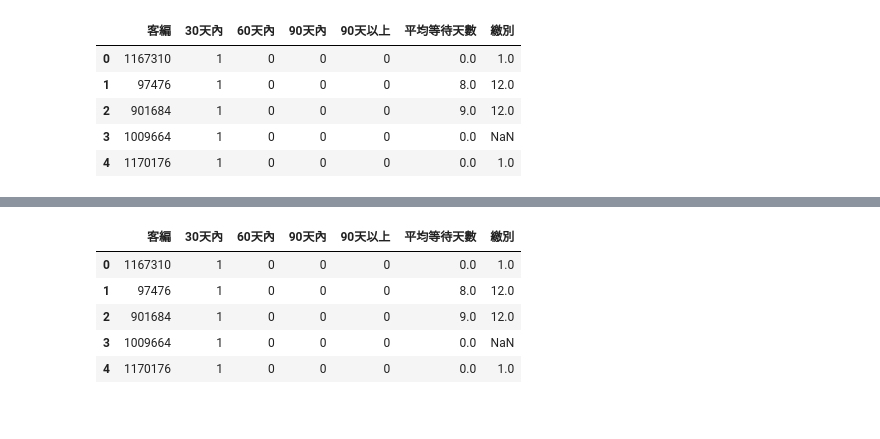
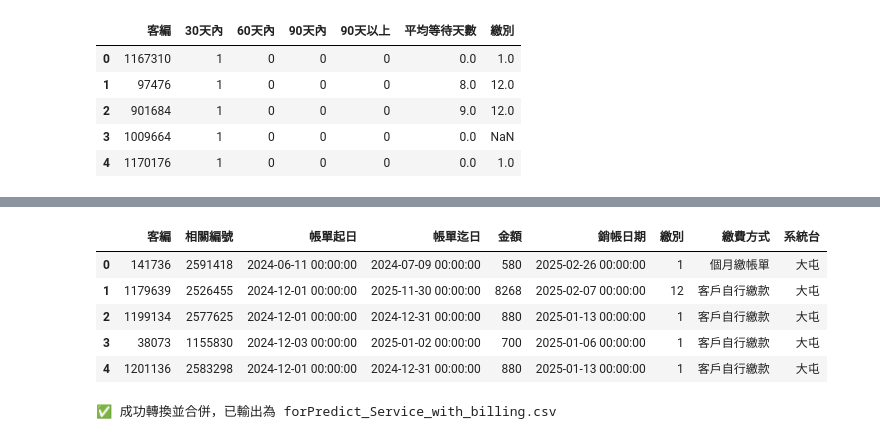
Before and after one commit to Kevinlo937/cord-cutting-predicated, a Jupyter notebook: topMSO_predict.ipynb, the cells around one changed output, grey strips where cells are left out. Cells and saved outputs as stored; diff of their text form; code cells hidden in the pictures.

Commit message:
Prediction Output and Model Files

```diff
--- a/topMSO_predict.ipynb
+++ b/topMSO_predict.ipynb
@@ -308,3 +371,5 @@ ds_doService_combo.head()
 | 4 | 1170176 | 1 | 0 | 0 | 0 | 0.0 | 1.0 |
 # %%
 ds_doService_combo.to_csv('ds_test_大屯2025Q1.csv', index=False, sep='^')
+# %%
+ds_bill = pd.read_csv('bill_2025q1_T.csv', sep='^', encoding='big5')
@@ -312,0 +380,7 @@ X_test = pd.read_csv('/content/ds_test_大屯2025Q1.csv', sep='^')
+# %%
+
+# 重新命名 ds_bill 欄位名稱
+ds_bill.columns = [
+    '客編', '相關編號', '帳單起日', '帳單迄日', '金額', '銷帳日期', '繳別', '繳費方式', '系統台'
+]
+ds_bill.head()
@@ -313,9 +413,65 @@ X_test = pd.read_csv('/content/ds_test_大屯2025Q1.csv', sep='^')
+# %%
+def tw_to_24h(dt_str):
+    if pd.isna(dt_str):
+        return pd.NaT
+    # 先將"上午"換成"AM"，"下午"換成"PM"
+    dt_str = str(dt_str).replace('上午', 'AM').replace('下午', 'PM')
+    try:
+        dt = pd.to_datetime(dt_str, format='%Y/%m/%d %p %I:%M:%S', errors='coerce')
+        # 轉成24小時制字串
+        return dt.strftime('%Y-%m-%d %H:%M:%S') if not pd.isna(dt) else None
+    except Exception:
+        return None
+
+for col in ['帳單起日', '帳單迄日', '銷帳日期']:
+    ds_bill[col] = ds_bill[col].apply(tw_to_24h)
 # %%
-X_test.head()
+ds_bill.head()
 # %% [output]
-|  | 客編 | 30天內 | 60天內 | 90天內 | 90天以上 | 平均等待天數 | 繳別 |
-| 0 | 1167310 | 1 | 0 | 0 | 0 | 0.0 | 1.0 |
-| 1 | 97476 | 1 | 0 | 0 | 0 | 8.0 | 12.0 |
-| 2 | 901684 | 1 | 0 | 0 | 0 | 9.0 | 12.0 |
-| 3 | 1009664 | 1 | 0 | 0 | 0 | 0.0 | NaN |
-| 4 | 1170176 | 1 | 0 | 0 | 0 | 0.0 | 1.0 |
+|  | 客編 | 相關編號 | 帳單起日 | 帳單迄日 | 金額 | 銷帳日期 | 繳別 | 繳費方式 | 系統台 |
+| 0 | 141736 | 2591418 | 2024-06-11 00:00:00 | 2024-07-09 00:00:00 | 580 | 2025-02-26 00:00:00 | 1 | 個月繳帳單 | 大屯 |
+| 1 | 1179639 | 2526455 | 2024-12-01 00:00:00 | 2025-11-30 00:00:00 | 8268 | 2025-02-07 00:00:00 | 12 | 客戶自行繳款 | 大屯 |
+| 2 | 1199134 | 2577625 | 2024-12-01 00:00:00 | 2024-12-31 00:00:00 | 880 | 2025-01-13 00:00:00 | 1 | 客戶自行繳款 | 大屯 |
+| 3 | 38073 | 1155830 | 2024-12-03 00:00:00 | 2025-01-02 00:00:00 | 700 | 2025-01-06 00:00:00 | 1 | 客戶自行繳款 | 大屯 |
+| 4 | 1201136 | 2583298 | 2024-12-01 00:00:00 | 2024-12-31 00:00:00 | 880 | 2025-01-13 00:00:00 | 1 | 客戶自行繳款 | 大屯 |
+# %%
+# 轉換為 datetime 格式
+ds_bill['銷帳日期'] = pd.to_datetime(ds_bill['銷帳日期'], format='%Y-%m-%d %H:%M:%S', errors='coerce')
+
+# 解析 '帳單迄日'
+ds_bill['帳單起日'] = pd.to_datetime(ds_bill['帳單起日'], format='%Y-%m-%d %H:%M:%S', errors='coerce')
+
+# 計算延遲日數
+ds_bill['繳款延遲日數'] = (ds_bill['銷帳日期'] - ds_bill['帳單起日']).dt.days
+
+# 移除無效記錄以計算平均
+valid_bills = ds_bill.dropna(subset=['繳款延遲日數'])
+avg_global = round(valid_bills['繳款延遲日數'].mean(), 2)
+
+# 平均延遲日數
+delay_avg = ds_bill.groupby('客編')['繳款延遲日數'].mean().reset_index()
+delay_avg.columns = ['客編', '平均繳款延遲日數']
+
+# 將全體平均補進 NaN 的客戶
+all_customers = ds_bill[['客編']].drop_duplicates()
+delay_filled = pd.merge(all_customers, delay_avg, on='客編', how='left')
+delay_filled['平均繳款延遲日數'] = delay_filled['平均繳款延遲日數'].fillna(avg_global)
+
+# 最常見繳費方式
+payment_mode = ds_bill.groupby('客編')['繳費方式'] \
+                   .agg(lambda x: x.mode().iloc[0] if not x.mode().empty else '未知') \
+                   .reset_index()
+payment_mode.columns = ['客編', '最常見繳費方式']
+
+# 合併帳單特徵
+# bill_features = pd.merge(delay_avg, payment_mode, on='客編', how='outer')
+bill_features = pd.merge(delay_filled, payment_mode, on='客編', how='left')
+
+# 合併至主訓練集
+merged_df = pd.merge(ds_service, bill_features, on='客編', how='left')
+
+# 儲存
+merged_df.to_csv('forPredict_Service_with_billing.csv', index=False)
+print("✅ 成功轉換並合併，已輸出為 forPredict_Service_with_billing.csv")
+# %% [output]
+✅ 成功轉換並合併，已輸出為 forPredict_Service_with_billing.csv
```
Also changed, not shown: parts of 51 cells of this notebook, 12 other files.
